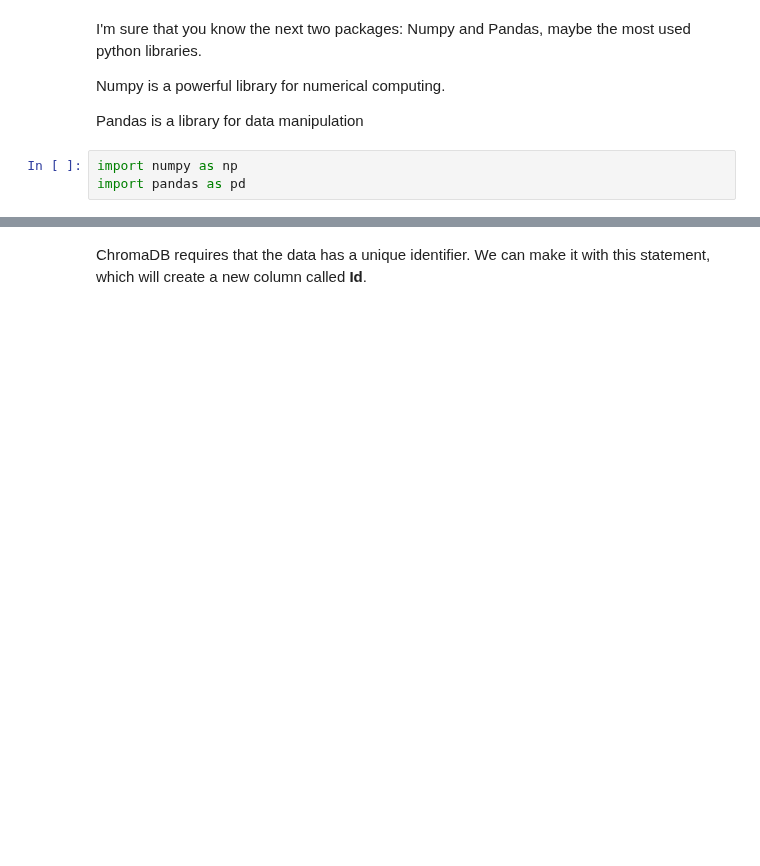
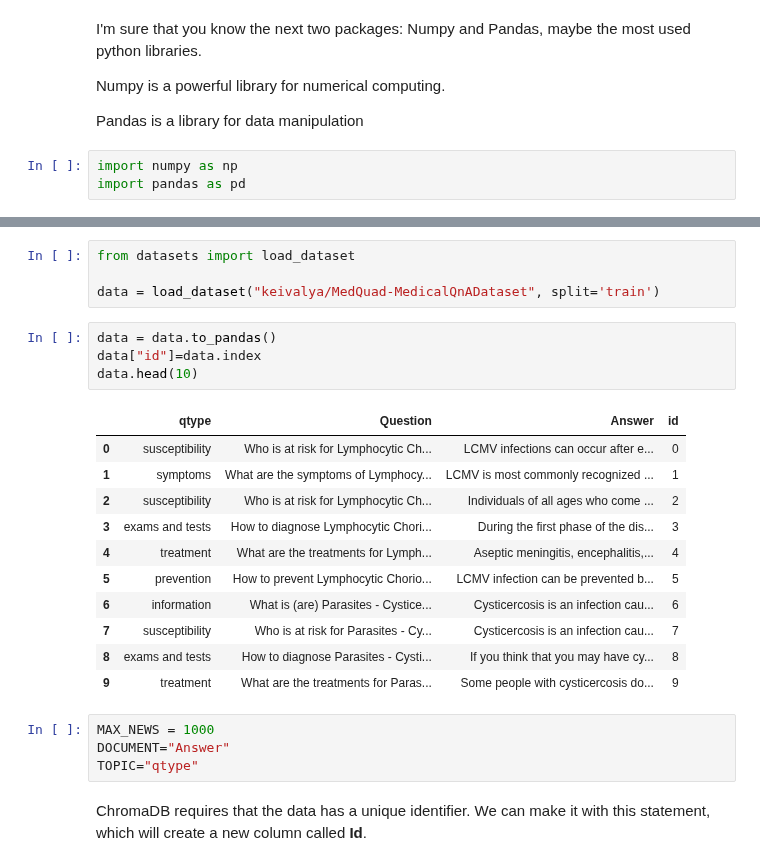
Before and after one commit to peremartra/Large-Language-Model-Notebooks-Course, a Jupyter notebook: 2-Vector Databases with LLMs/semantic_cache_chroma_vector_database.ipynb, the cells around one changed output, grey strips where cells are left out. Saved outputs shown, nothing was run; the diff lists cells and outputs as text; blank space fills up the shorter version.

```diff
--- a/2-Vector Databases with LLMs/semantic_cache_chroma_vector_database.ipynb
+++ b/2-Vector Databases with LLMs/semantic_cache_chroma_vector_database.ipynb
@@ -167,2 +80,26 @@ TOPIC="Article Header"
+# %%
+from datasets import load_dataset
+
+data = load_dataset("keivalya/MedQuad-MedicalQnADataset", split='train')
+# %%
+data = data.to_pandas()
+data["id"]=data.index
+data.head(10)
+# %% [output]
+|  | qtype | Question | Answer | id |
+| 0 | susceptibility | Who is at risk for Lymphocytic Ch... | LCMV infections can occur after e... | 0 |
+| 1 | symptoms | What are the symptoms of Lymphocy... | LCMV is most commonly recognized ... | 1 |
+| 2 | susceptibility | Who is at risk for Lymphocytic Ch... | Individuals of all ages who come ... | 2 |
+| 3 | exams and tests | How to diagnose Lymphocytic Chori... | During the first phase of the dis... | 3 |
+| 4 | treatment | What are the treatments for Lymph... | Aseptic meningitis, encephalitis,... | 4 |
+| 5 | prevention | How to prevent Lymphocytic Chorio... | LCMV infection can be prevented b... | 5 |
+| 6 | information | What is (are) Parasites - Cystice... | Cysticercosis is an infection cau... | 6 |
+| 7 | susceptibility | Who is at risk for Parasites - Cy... | Cysticercosis is an infection cau... | 7 |
+| 8 | exams and tests | How to diagnose Parasites - Cysti... | If you think that you may have cy... | 8 |
+| 9 | treatment | What are the treatments for Paras... | Some people with cysticercosis do... | 9 |
+# %%
+MAX_NEWS = 1000
+DOCUMENT="Answer"
+TOPIC="qtype"
 # %% [markdown]
 ChromaDB requires that the data has a unique identifier. We can make it with this statement, which will create a new column called **Id**.
```
Also changed, not shown: parts of 36 cells of this notebook.
